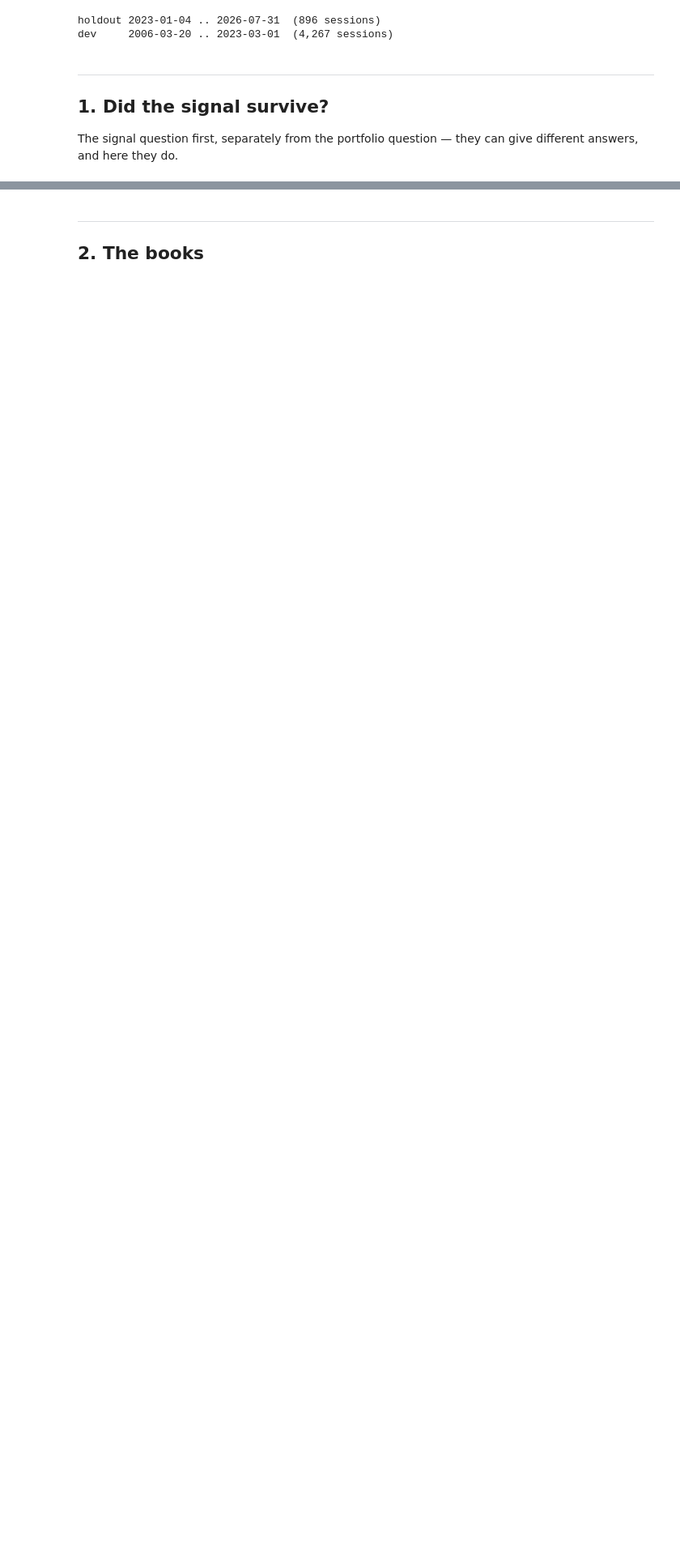
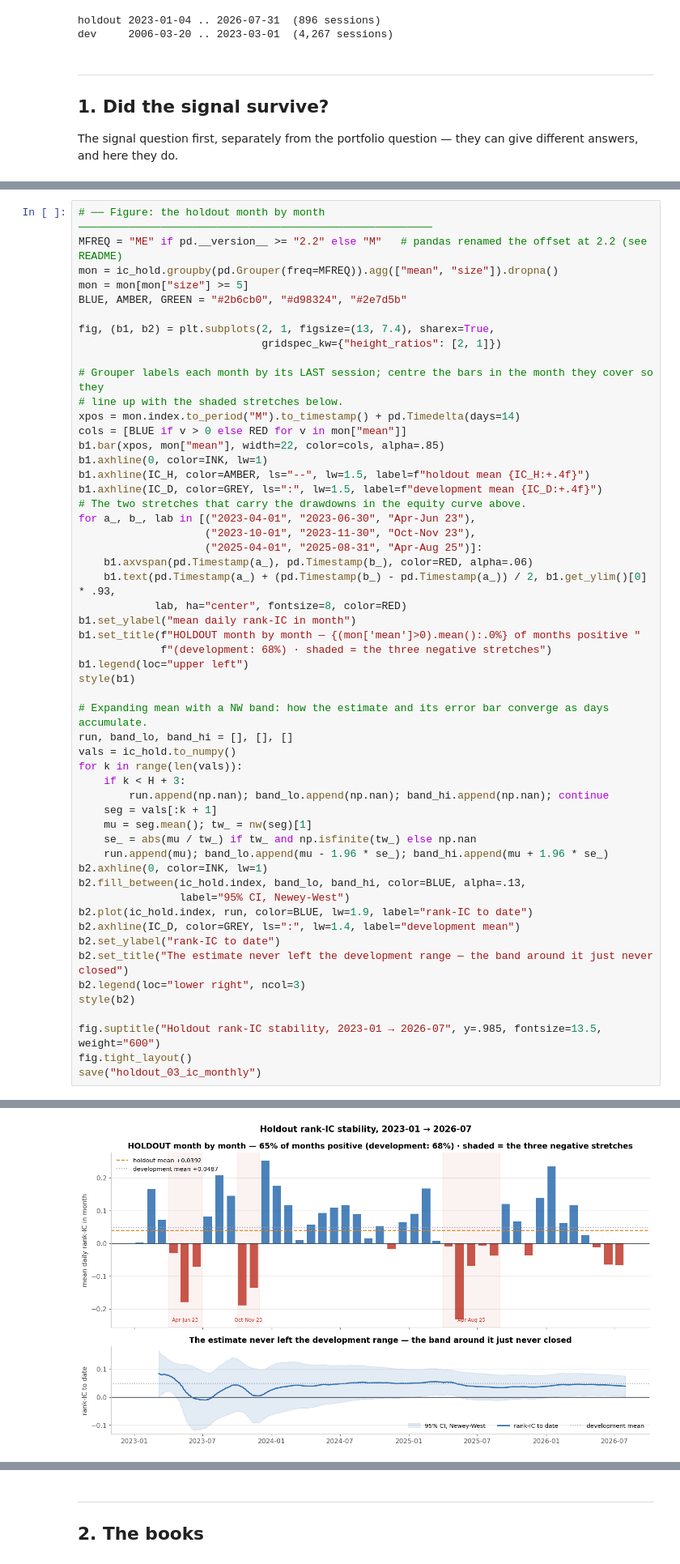
Before and after one commit to tenicho/ml-trend-momentum, a Jupyter notebook: notebooks/holdout_v11.ipynb, the cells around one changed output, grey strips where cells are left out. Shown at 81% size. Cells and saved outputs as stored; diff of their text form; blank space fills up the shorter version.

```diff
--- a/notebooks/holdout_v11.ipynb
+++ b/notebooks/holdout_v11.ipynb
@@ -183,0 +338,55 @@ it is why the short leg struggles below.
+# %%
+# ── Figure: the holdout month by month ────────────────────────────────────────────────────────
+MFREQ = "ME" if pd.__version__ >= "2.2" else "M"   # pandas renamed the offset at 2.2 (see README)
+mon = ic_hold.groupby(pd.Grouper(freq=MFREQ)).agg(["mean", "size"]).dropna()
+mon = mon[mon["size"] >= 5]
+BLUE, AMBER, GREEN = "#2b6cb0", "#d98324", "#2e7d5b"
+
+fig, (b1, b2) = plt.subplots(2, 1, figsize=(13, 7.4), sharex=True,
+                             gridspec_kw={"height_ratios": [2, 1]})
+
+# Grouper labels each month by its LAST session; centre the bars in the month they cover so they
+# line up with the shaded stretches below.
+xpos = mon.index.to_period("M").to_timestamp() + pd.Timedelta(days=14)
+cols = [BLUE if v > 0 else RED for v in mon["mean"]]
+b1.bar(xpos, mon["mean"], width=22, color=cols, alpha=.85)
+b1.axhline(0, color=INK, lw=1)
+b1.axhline(IC_H, color=AMBER, ls="--", lw=1.5, label=f"holdout mean {IC_H:+.4f}")
+b1.axhline(IC_D, color=GREY, ls=":", lw=1.5, label=f"development mean {IC_D:+.4f}")
+# The two stretches that carry the drawdowns in the equity curve above.
+for a_, b_, lab in [("2023-04-01", "2023-06-30", "Apr-Jun 23"),
+                    ("2023-10-01", "2023-11-30", "Oct-Nov 23"),
+                    ("2025-04-01", "2025-08-31", "Apr-Aug 25")]:
+    b1.axvspan(pd.Timestamp(a_), pd.Timestamp(b_), color=RED, alpha=.06)
+    b1.text(pd.Timestamp(a_) + (pd.Timestamp(b_) - pd.Timestamp(a_)) / 2, b1.get_ylim()[0] * .93,
+            lab, ha="center", fontsize=8, color=RED)
+b1.set_ylabel("mean daily rank-IC in month")
+b1.set_title(f"HOLDOUT month by month — {(mon['mean']>0).mean():.0%} of months positive "
+             f"(development: 68%) · shaded = the three negative stretches")
+b1.legend(loc="upper left")
+style(b1)
+
+# Expanding mean with a NW band: how the estimate and its error bar converge as days accumulate.
+run, band_lo, band_hi = [], [], []
+vals = ic_hold.to_numpy()
+for k in range(len(vals)):
+    if k < H + 3:
+        run.append(np.nan); band_lo.append(np.nan); band_hi.append(np.nan); continue
+    seg = vals[:k + 1]
+    mu = seg.mean(); tw_ = nw(seg)[1]
+    se_ = abs(mu / tw_) if tw_ and np.isfinite(tw_) else np.nan
+    run.append(mu); band_lo.append(mu - 1.96 * se_); band_hi.append(mu + 1.96 * se_)
+b2.axhline(0, color=INK, lw=1)
+b2.fill_between(ic_hold.index, band_lo, band_hi, color=BLUE, alpha=.13,
+                label="95% CI, Newey-West")
+b2.plot(ic_hold.index, run, color=BLUE, lw=1.9, label="rank-IC to date")
+b2.axhline(IC_D, color=GREY, ls=":", lw=1.4, label="development mean")
+b2.set_ylabel("rank-IC to date")
+b2.set_title("The estimate never left the development range — the band around it just never closed")
+b2.legend(loc="lower right", ncol=3)
+style(b2)
+
+fig.suptitle("Holdout rank-IC stability, 2023-01 → 2026-07", y=.985, fontsize=13.5, weight="600")
+fig.tight_layout()
+save("holdout_03_ic_monthly")
+# %% [output]
@@ -183,0 +394 @@ it is why the short leg struggles below.
+[figure, added]
```
Also changed, not shown: parts of 11 cells of this notebook, 5 other files.
